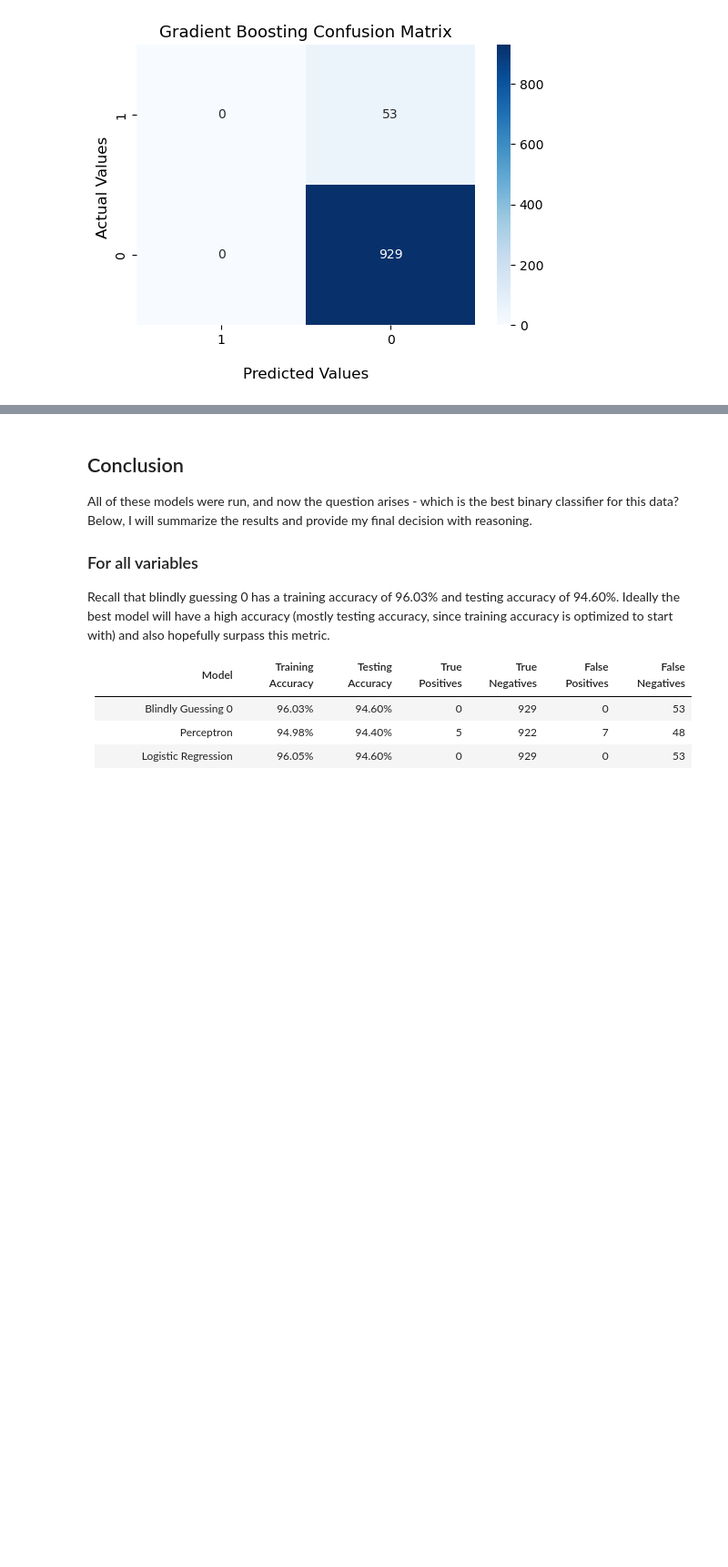
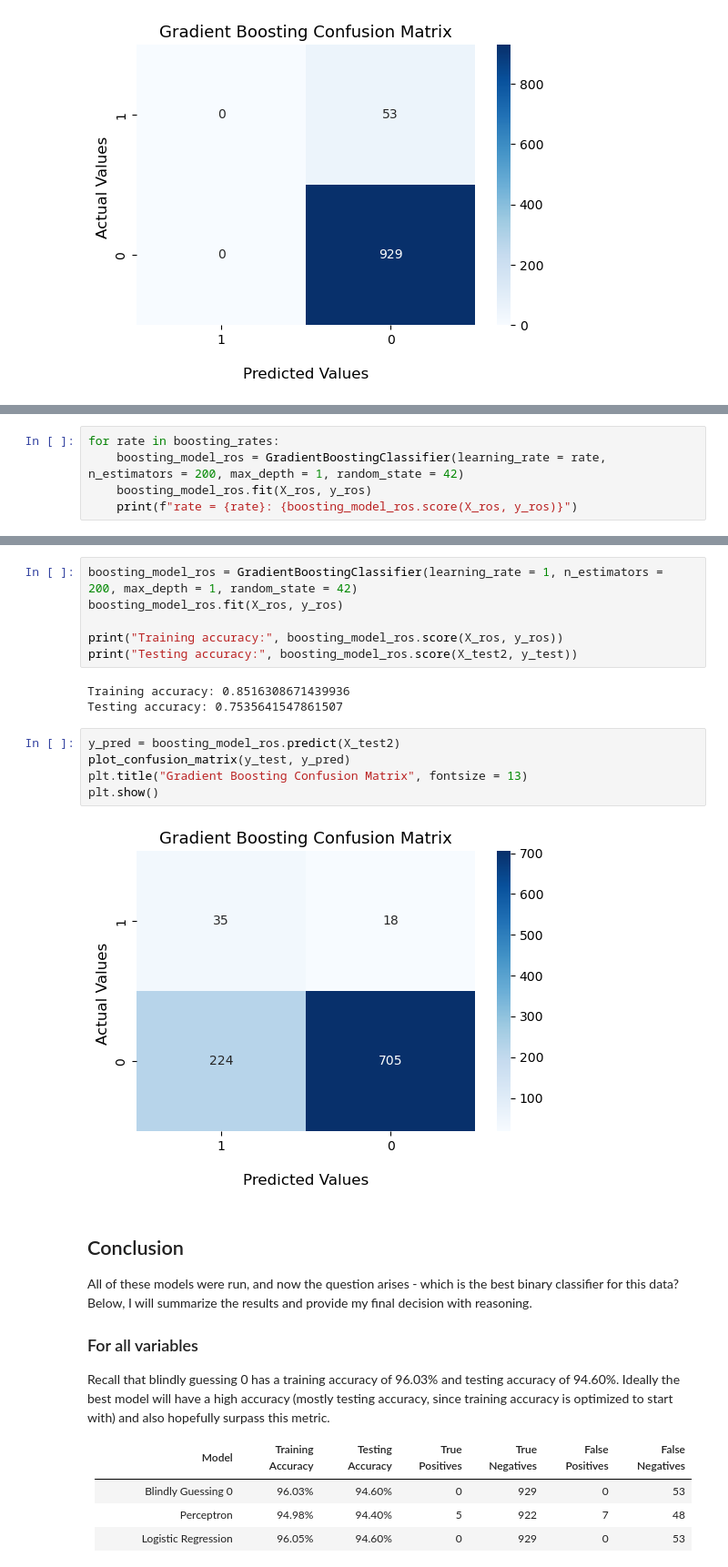
Before and after one commit to kary5678/INDE-577, a Jupyter notebook: supervised-learning/class_exercise_3-31/stroke_classifier.ipynb, the cells around one changed output, grey strips where cells are left out. Shown at 91% size. Cells and saved outputs as stored; diff of their text form; blank space fills up the shorter version.

```diff
--- a/supervised-learning/class_exercise_3-31/stroke_classifier.ipynb
+++ b/supervised-learning/class_exercise_3-31/stroke_classifier.ipynb
@@ -925,0 +1054,5 @@ plt.show()
+# %%
+for rate in boosting_rates:
+    boosting_model_ros = GradientBoostingClassifier(learning_rate = rate, n_estimators = 200, max_depth = 1, random_state = 42)
+    boosting_model_ros.fit(X_ros, y_ros)
+    print(f"rate = {rate}: {boosting_model_ros.score(X_ros, y_ros)}")
@@ -926,3 +1071,19 @@ plt.show()
+# %%
+boosting_model_ros = GradientBoostingClassifier(learning_rate = 1, n_estimators = 200, max_depth = 1, random_state = 42)
+boosting_model_ros.fit(X_ros, y_ros)
+
+print("Training accuracy:", boosting_model_ros.score(X_ros, y_ros))
+print("Testing accuracy:", boosting_model_ros.score(X_test2, y_test))
+# %% [output]
+Training accuracy: 0.8516308671439936
+Testing accuracy: 0.7535641547861507
+# %%
+y_pred = boosting_model_ros.predict(X_test2)
+plot_confusion_matrix(y_test, y_pred)
+plt.title("Gradient Boosting Confusion Matrix", fontsize = 13)
+plt.show()
+# %% [output]
+[figure, added]
 # %% [markdown]
 ## Conclusion
 
```
Also changed, not shown: parts of 23 cells of this notebook.
